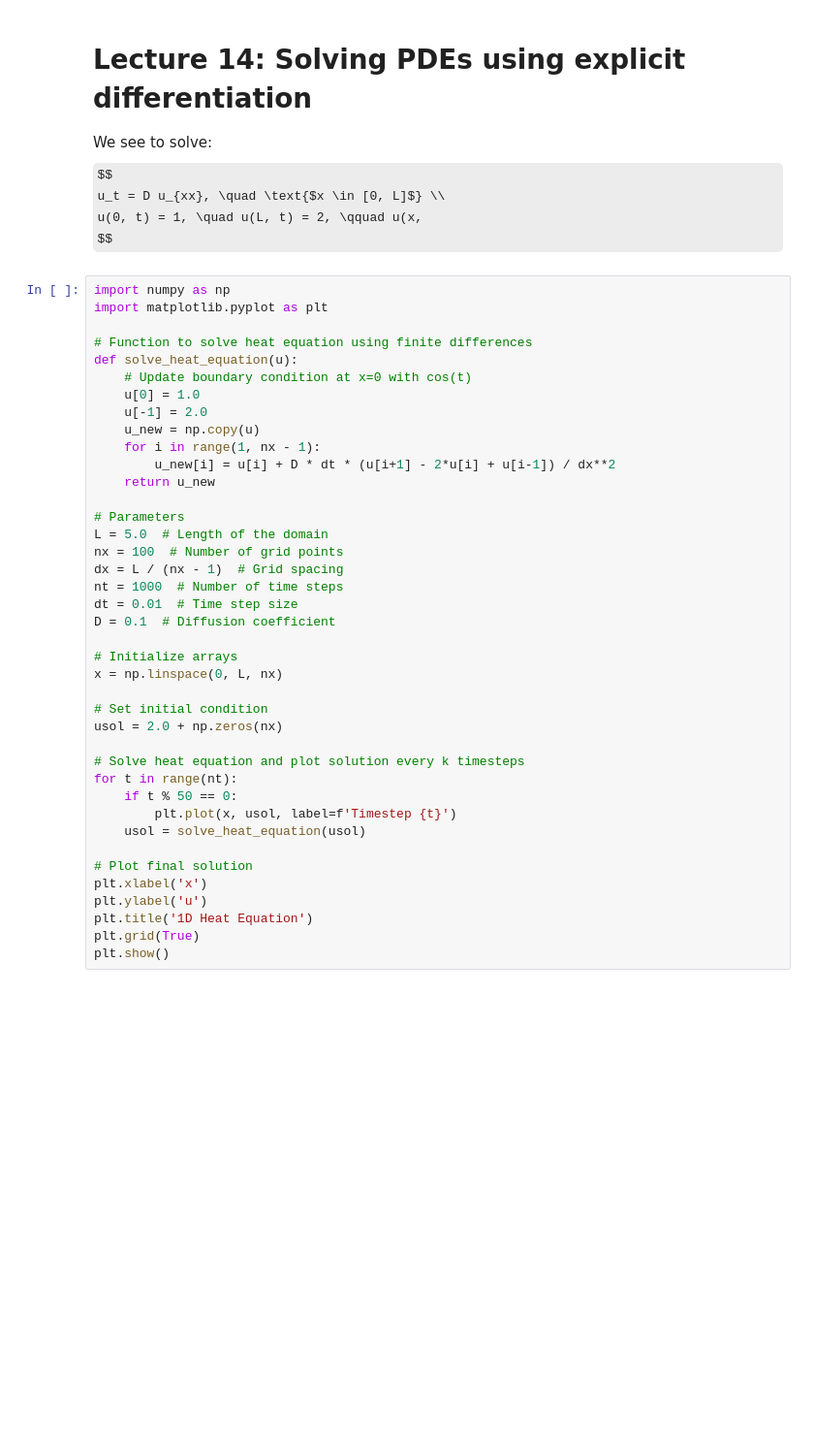
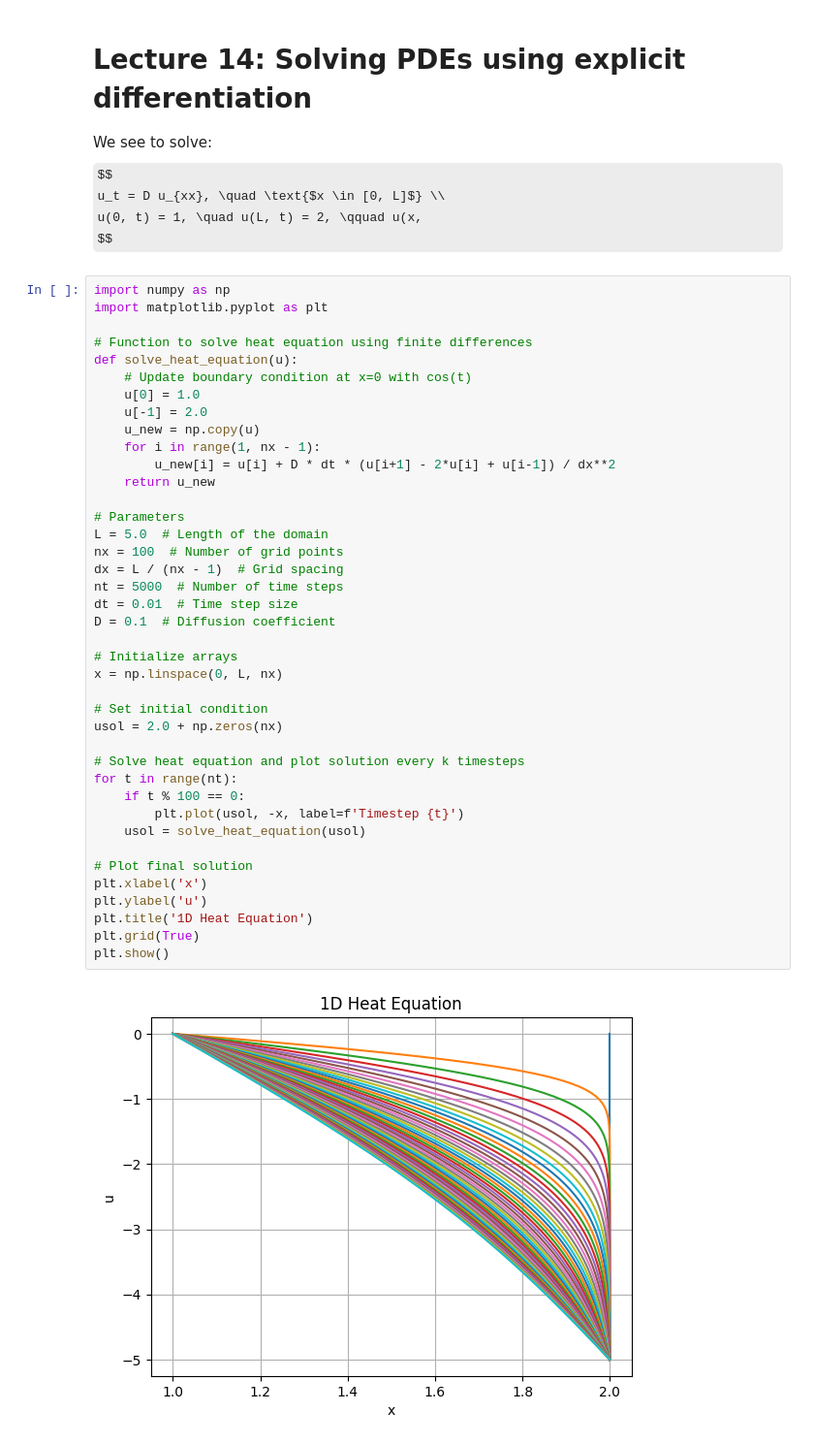
Before and after one commit to trinh/ma30287-codes, a Jupyter notebook: lectures/old-lectures/Chap10-SolvingPDEs.ipynb, the cells around one changed output. Shown at 97% size. Cells and saved outputs as stored; diff of their text form; some formulas as TeX source; blank space fills up the shorter version.

```diff
--- a/lectures/old-lectures/Chap10-SolvingPDEs.ipynb
+++ b/lectures/old-lectures/Chap10-SolvingPDEs.ipynb
@@ -16,33 +16,35 @@ def solve_heat_equation(u):
     u[0] = 1.0
     u[-1] = 2.0
     u_new = np.copy(u)
     for i in range(1, nx - 1):
         u_new[i] = u[i] + D * dt * (u[i+1] - 2*u[i] + u[i-1]) / dx**2
     return u_new
 
 # Parameters
 L = 5.0  # Length of the domain
 nx = 100  # Number of grid points
 dx = L / (nx - 1)  # Grid spacing
-nt = 1000  # Number of time steps
+nt = 5000  # Number of time steps
 dt = 0.01  # Time step size
 D = 0.1  # Diffusion coefficient
 
 # Initialize arrays
 x = np.linspace(0, L, nx)
 
 # Set initial condition
 usol = 2.0 + np.zeros(nx)
 
 # Solve heat equation and plot solution every k timesteps
 for t in range(nt):
-    if t % 50 == 0:
-        plt.plot(x, usol, label=f'Timestep {t}')
+    if t % 100 == 0:
+        plt.plot(usol, -x, label=f'Timestep {t}')
     usol = solve_heat_equation(usol)
 
 # Plot final solution
 plt.xlabel('x')
 plt.ylabel('u')
 plt.title('1D Heat Equation')
 plt.grid(True)
 plt.show()
+# %% [output]
+[figure, added]
```
Also changed, not shown: 3 other files.
